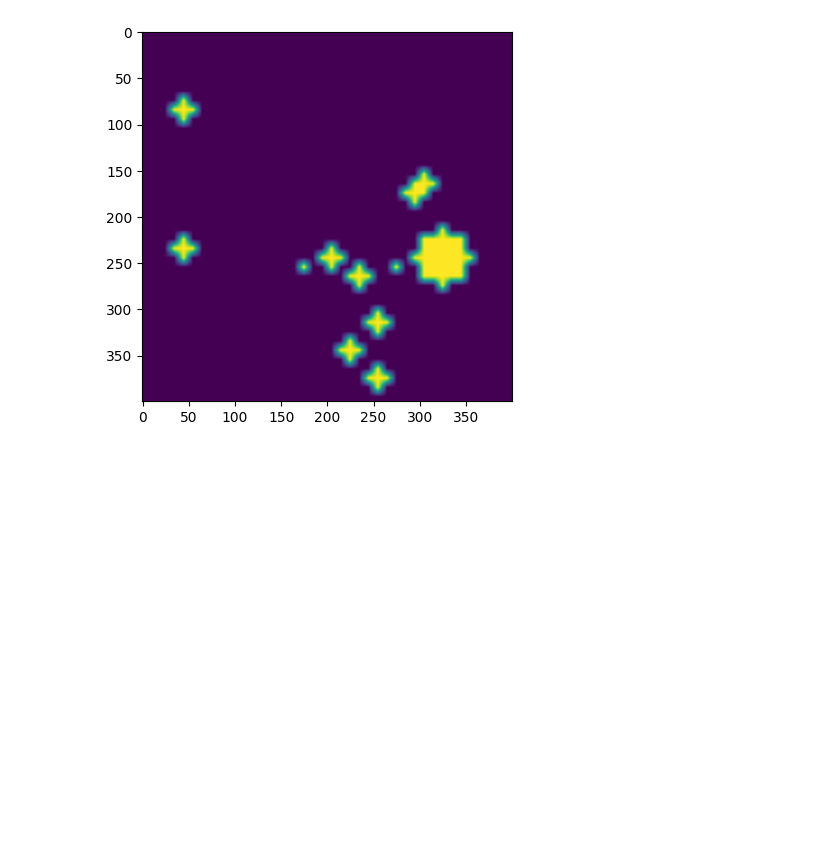
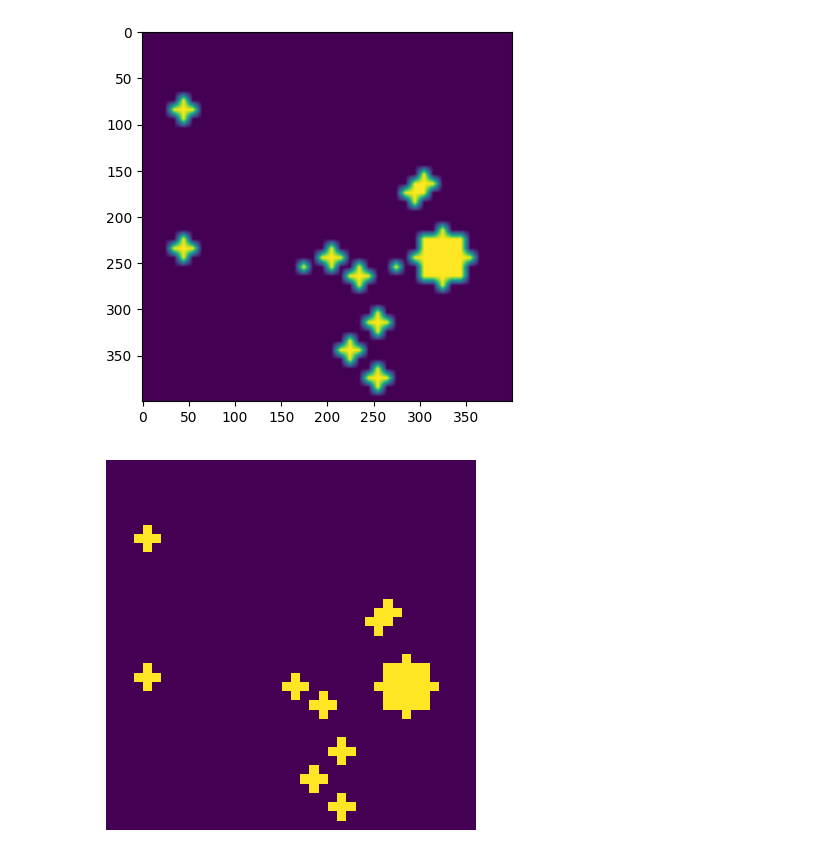
Before and after one commit to CorporalCleg/RobotQ, a Jupyter notebook: robotq/env.ipynb, the cells around one changed output. Drawn from its saved outputs; the diff is of its cells as text; code cells hidden in the pictures; blank space fills up the shorter version.

Commit message:
imshowed maps

```diff
--- a/robotq/env.ipynb
+++ b/robotq/env.ipynb
@@ -28,0 +40,6 @@ plt.imshow(env.render())
+# %%
+plt.imshow(env.g_map)
+plt.axis('off')
+plt.show()
+# %% [output]
+[figure, added]
```
Also changed, not shown: parts of 16 cells of this notebook, 1 other file.
